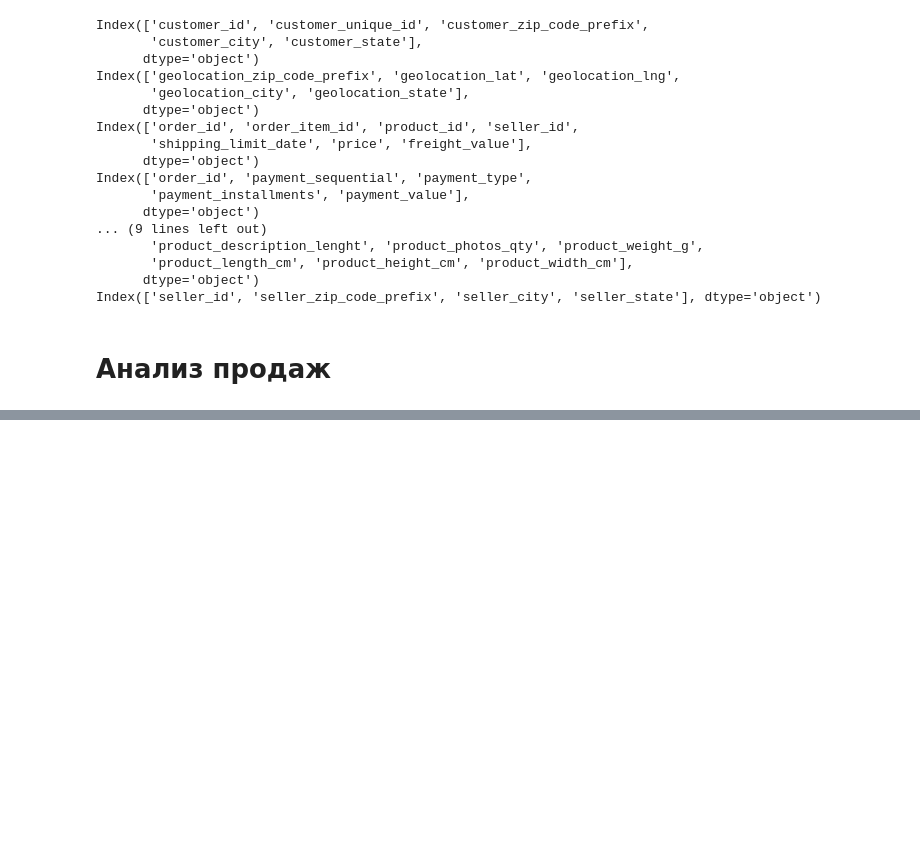
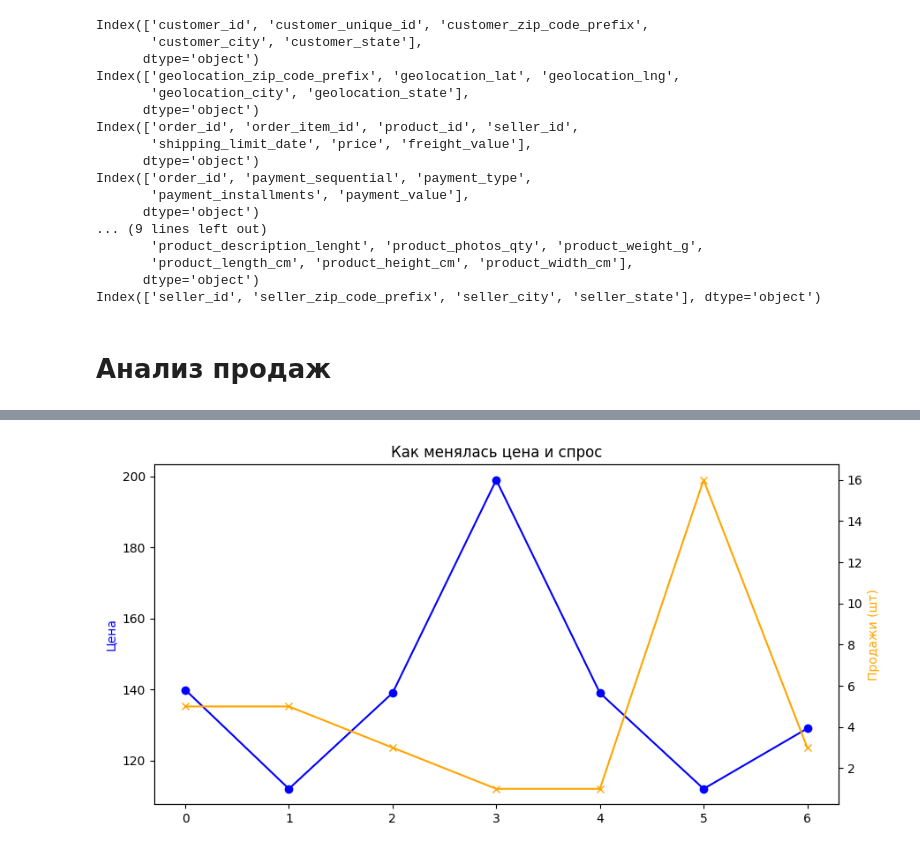
Before and after one commit to aliakseizvertouski/olist, a Jupyter notebook: olist_fin.ipynb, the cells around one changed output, grey strips where cells are left out. Drawn from its saved outputs; the diff is of its cells as text; code cells hidden in the pictures; blank space fills up the shorter version.

```diff
--- a/olist_fin.ipynb
+++ b/olist_fin.ipynb
@@ -82,13 +76,9 @@ df_prices['price_period_rank'] = df_prices.groupby(['seller_id', 'product_id'])[
 
 df_prices['sales'] = df_prices.groupby(['seller_id', 'product_id', 'price_period_rank'])['price_period_rank'].transform('size')
 
-# df_prices = df_prices[df_prices['price_period_size'] >= 3]
-
 df_prices = df_prices[df_prices['discount_percent'] != 0]
 
-# df_prices = df_prices.groupby(['product_id', 'seller_id'])['sales'].shift(1)
-
-df_prices['next_sales'] = df_prices.groupby(['seller_id', 'product_id'])['sales'].shift(-1)
+# df_prices['next_sales'] = df_prices.groupby(['seller_id', 'product_id'])['sales'].shift(-1)
 
 df_prices
 # %% [output]
@@ -108,6 +98,10 @@ df_prices
 # %%
+# df_prices = df_prices[df_prices['sales'] >= 3]
+
+target_product = 'e251ebd2858be1aa7d9b2087a6992580'
 target_seller = '001cca7ae9ae17fb1caed9dfb1094831'
-target_product = '08574b074924071f4e201e151b152b4e'
 
 target_seller_data = df_prices[df_prices['seller_id'] == target_seller]
 target_product_data = target_seller_data[target_seller_data['product_id'] == target_product]
+
+target_product_data
@@ -113,0 +117,3 @@ target_product_data = target_seller_data[target_seller_data['product_id'] == tar
+# %%
+stats = target_product_data[['product_id','seller_id','price', 'discount_percent','sales']]
+stats
@@ -113,0 +129,17 @@ target_product_data = target_seller_data[target_seller_data['product_id'] == tar
+# %%
+plt.figure(figsize=(10, 5))
+
+plt.plot(stats['price'].values, color='blue', marker='o', label='Цена')
+plt.ylabel('Цена', color='blue')
+
+ax2 = plt.twinx()
+
+ax2.plot(stats['sales'].values, color='orange', marker='x', label='Продажи')
+ax2.set_ylabel('Продажи (шт)', color='orange')
+
+plt.title('Как менялась цена и спрос')
+plt.xlabel('Порядковый номер периода')
+
+plt.show()
+# %% [output]
+[figure, added]
```
Also changed, not shown: parts of 4 cells of this notebook.
